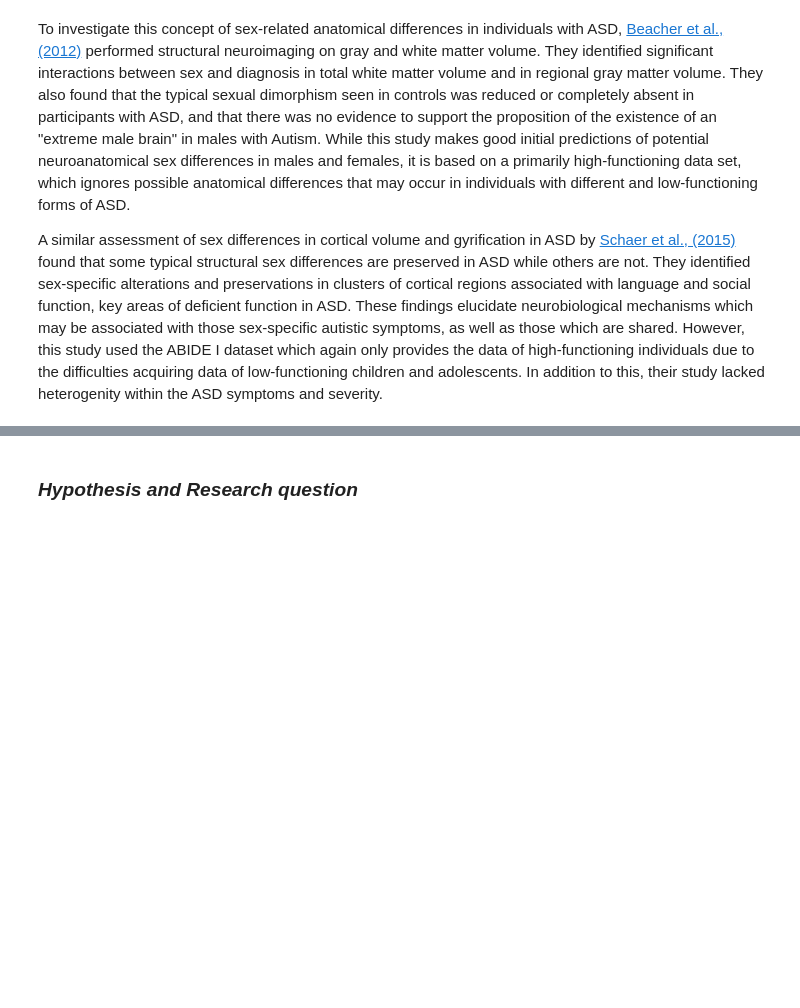
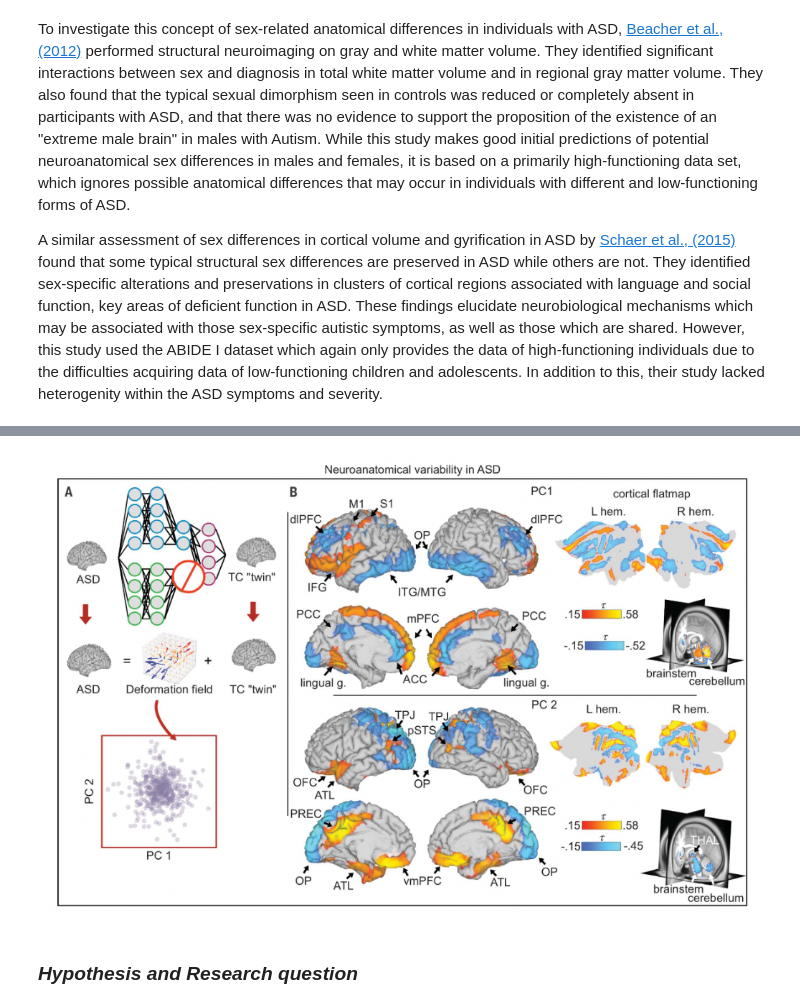
Before and after one commit to M-earnest/Neurocognitive_Psychology, a Jupyter notebook: content/general_information/Literature_Review.ipynb, the cells around one changed output, grey strips where cells are left out. Drawn from its saved outputs; the diff is of its cells as text; code cells hidden in the pictures; blank space fills up the shorter version.

```diff
--- a/content/general_information/Literature_Review.ipynb
+++ b/content/general_information/Literature_Review.ipynb
@@ -29,4 +29,9 @@ A similar assessment of sex differences in cortical volume and gyrification in A
 </div>
+# %%
+from IPython import display
+display.Image("/users/gretivan/desktop/project/content/static/zotero_1.png") width="600"/>
+# %% [output]
+[figure, added]
 # %% [markdown]
 ### *Hypothesis and Research question*
 # %% [markdown]
```
Also changed, not shown: parts of 1 cell of this notebook, 8 other files.
